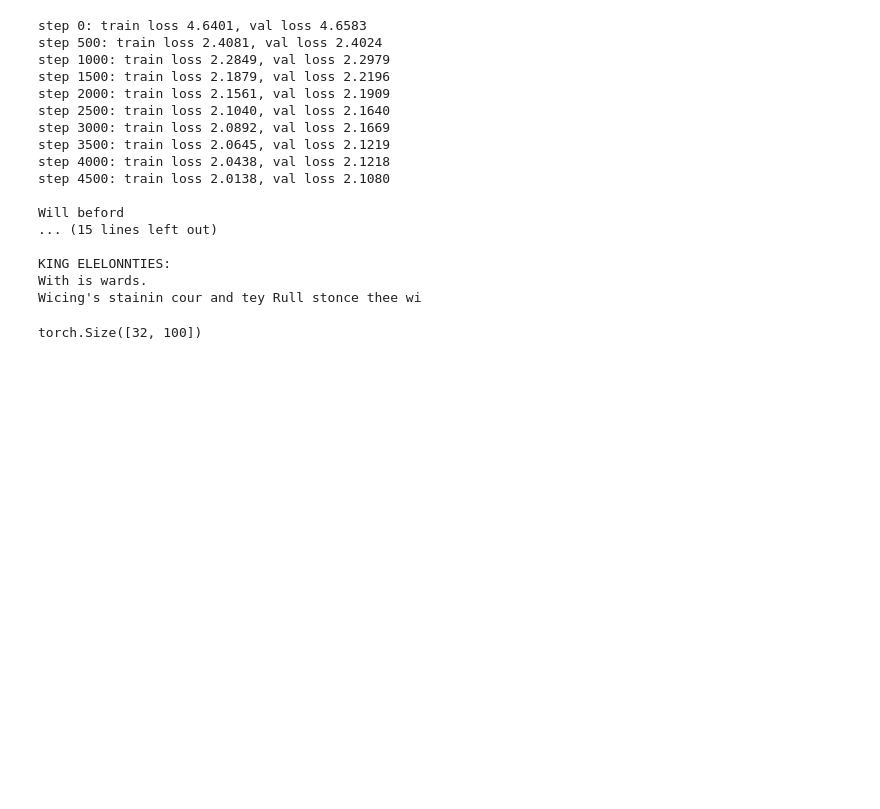
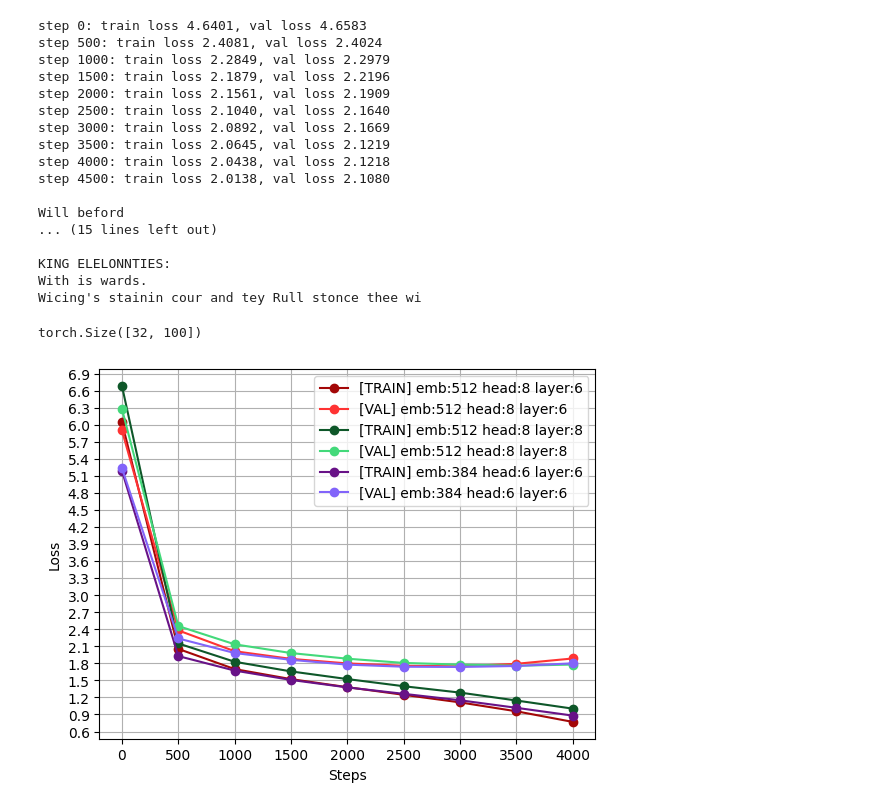
Before and after one commit to robuno/ml-pground-and-from-scratch, a Jupyter notebook: karpatgpt_full.ipynb, the cells around one changed output. Cells and saved outputs as stored; diff of their text form; code cells hidden in the pictures; blank space fills up the shorter version.

```diff
--- a/karpatgpt_full.ipynb
+++ b/karpatgpt_full.ipynb
@@ -778,3 +778,66 @@ x = module(x)
 x.shape
 # %% [output]
 torch.Size([32, 100])
+# %%
+import matplotlib.pyplot as plt
+from matplotlib.ticker import MultipleLocator
+
+def plot_losses(loss_lists, labels):
+
+    steps = range(0, 4500, 500)
+    for losses, label, color in zip(loss_lists, labels, colors):
+        plt.plot(steps,
+                 losses,
+                 marker='o',
+                 label=label,
+                 color=color)
+
+    plt.xlabel('Steps')
+    plt.ylabel('Loss')
+
+    # plt.yticks(loss_lists[0])
+    plt.gca().yaxis.set_major_locator(MultipleLocator(0.3))
+    plt.legend()
+    plt.grid(True)
+    plt.show()
+
+loss_lists = [
+    # emb:512 head:8 layer:6 blocksize:256
+    [6.0427, 2.0544, 1.6989, 1.5224, 1.3804, 1.2459, 1.1125, 0.9556, 0.7688],
+    [5.9001, 2.3798, 2.0134, 1.8787, 1.7987, 1.7578, 1.7476, 1.7922, 1.8861],
+
+    # emb:512 head:8 layer:8 blocksize:256
+    [6.6845, 2.1501, 1.8279, 1.6580, 1.5231, 1.3972, 1.2849, 1.1456, 1.0023],
+    [6.2800, 2.4563, 2.1355, 1.9811, 1.8819, 1.8074, 1.7776, 1.7585, 1.7788],
+
+    # emb:384 head:6 layer:6 blocksize:256
+    [5.1902, 1.9277, 1.6728, 1.508, 1.3763, 1.2632, 1.1498, 1.0169, 0.8796],
+    [5.2375, 2.238, 1.9818, 1.8615, 1.7773, 1.7407, 1.7363, 1.7539, 1.8003],
+
+
+
+]
+labels = ['[TRAIN] emb:512 head:8 layer:6',
+          '[VAL] emb:512 head:8 layer:6',
+
+        '[TRAIN] emb:512 head:8 layer:8',
+          '[VAL] emb:512 head:8 layer:8',
+
+          '[TRAIN] emb:384 head:6 layer:6',
+          '[VAL] emb:384 head:6 layer:6',
+
+
+
+          ]
+
+colors = ['#a30707', '#ff3333',
+          '#0e5729', '#43d97a',
+          '#681287', '#8264fa',
+        #   '#9c148c', '#f768e7',
+        #   '#e35a10', '#f7a97e',
+        #   '#10574c,','#95ede0'
+          ]
+
+plot_losses(loss_lists, labels)
+# %% [output]
+[figure, added]
```
Also changed, not shown: 2 other files.
